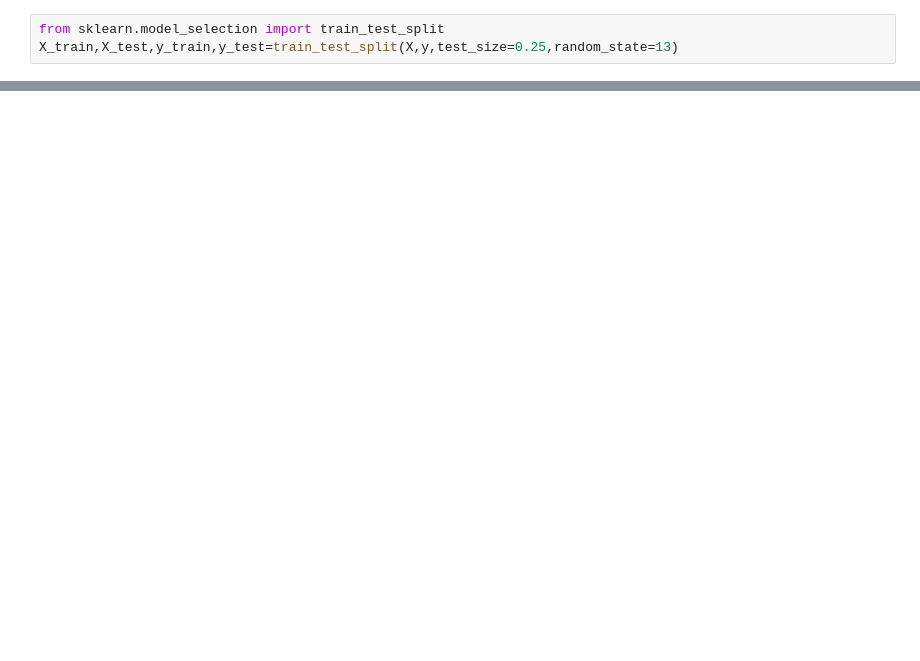
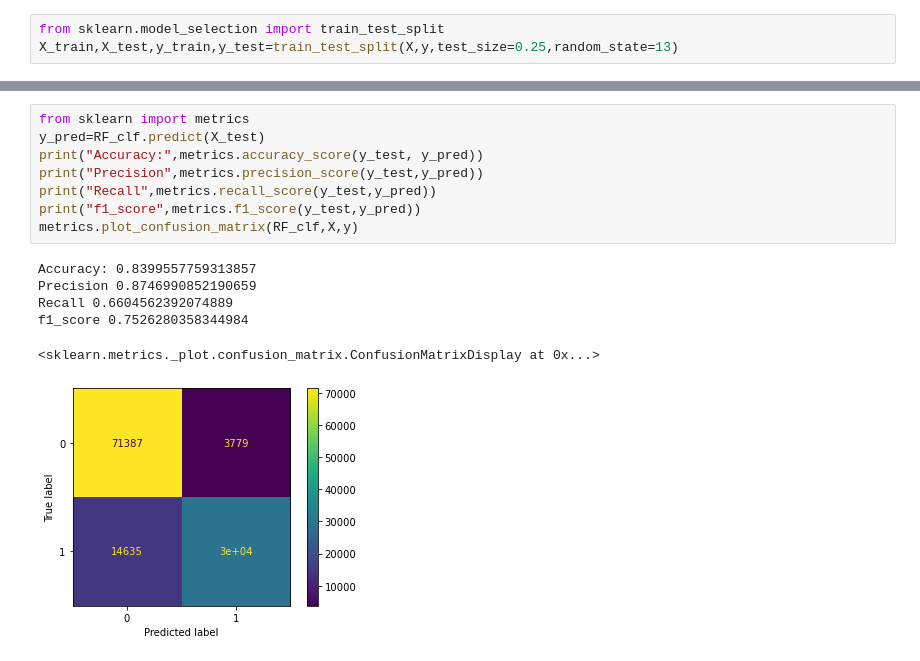
Before and after one commit to VishalWadagavi/Classification_Projects, a Jupyter notebook: Hotel_Demand_Prediction.ipynb, the cells around one changed output, grey strips where cells are left out. Cells and saved outputs as stored; diff of their text form; blank space fills up the shorter version.

```diff
--- a/Hotel_Demand_Prediction.ipynb
+++ b/Hotel_Demand_Prediction.ipynb
@@ -523,0 +622,15 @@ f1_score 0.7589632012108599
+# %%
+from sklearn import metrics
+y_pred=RF_clf.predict(X_test)
+print("Accuracy:",metrics.accuracy_score(y_test, y_pred))
+print("Precision",metrics.precision_score(y_test,y_pred))
+print("Recall",metrics.recall_score(y_test,y_pred))
+print("f1_score",metrics.f1_score(y_test,y_pred))
+metrics.plot_confusion_matrix(RF_clf,X,y)
+# %% [output]
+Accuracy: 0.8399557759313857
+Precision 0.8746990852190659
+Recall 0.6604562392074889
+f1_score 0.7526280358344984
+<sklearn.metrics._plot.confusion_matrix.ConfusionMatrixDisplay at 0x...>
+[figure, added]
```
Also changed, not shown: parts of 68 cells of this notebook.
